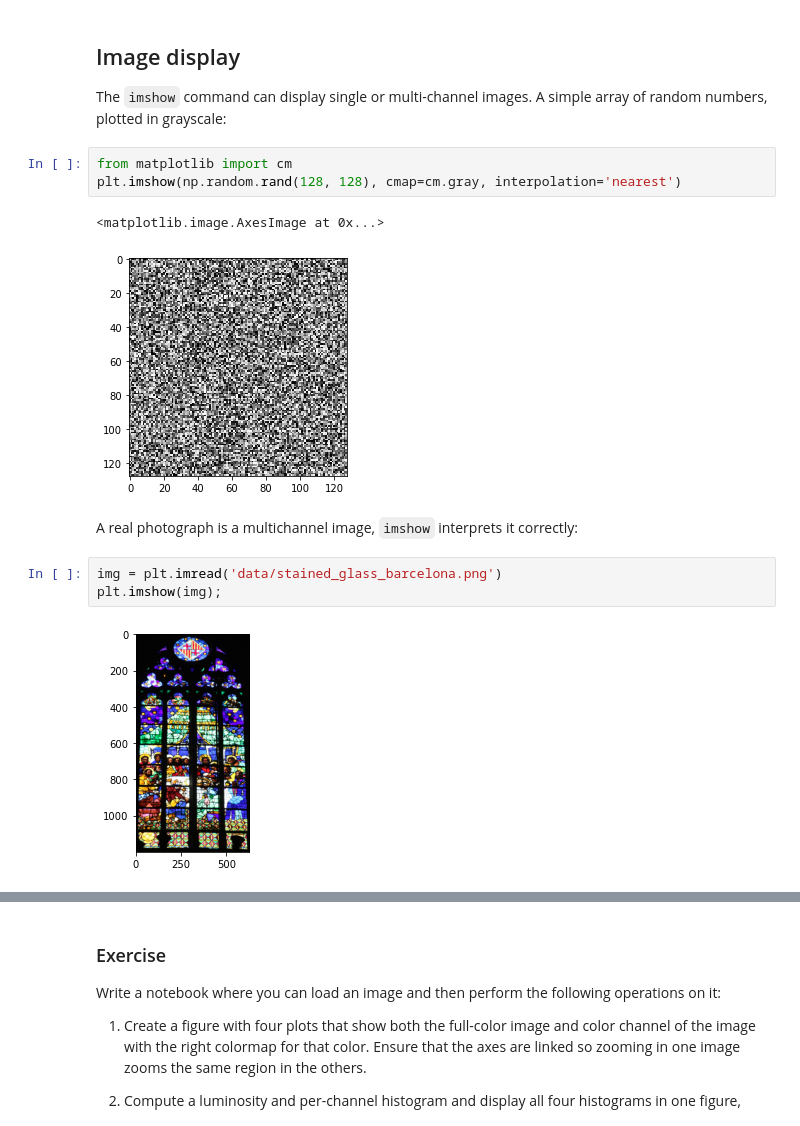
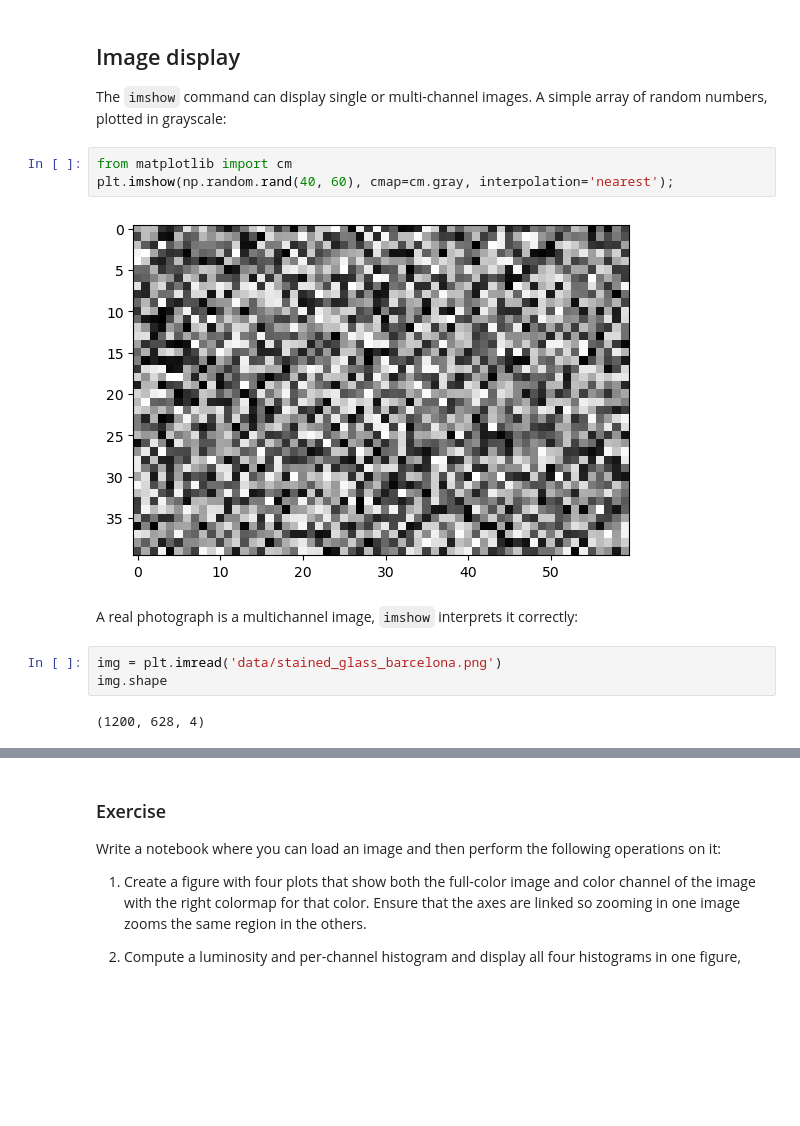
Before and after one commit to UCB-stat-159-s23/site, a Jupyter notebook: lectures/matplotlib_beyond_basics.ipynb, the cells around one changed output, grey strips where cells are left out. Saved outputs shown, nothing was run; the diff lists cells and outputs as text; blank space fills up the shorter version.

Commit message:
Update matplotlib intro

```diff
--- a/lectures/matplotlib_beyond_basics.ipynb
+++ b/lectures/matplotlib_beyond_basics.ipynb
@@ -645,14 +607,13 @@ The ``imshow`` command can display single or multi-channel images.  A simple
 array of random numbers, plotted in grayscale:
 # %%
 from matplotlib import cm
-plt.imshow(np.random.rand(128, 128), cmap=cm.gray, interpolation='nearest')
+plt.imshow(np.random.rand(40, 60), cmap=cm.gray, interpolation='nearest');
 # %% [output]
-<matplotlib.image.AxesImage at 0x...>
-[figure, old version]
+[figure, new version]
 # %% [markdown]
 A real photograph is a multichannel image, `imshow` interprets it correctly:
 # %%
 img = plt.imread('data/stained_glass_barcelona.png')
-plt.imshow(img);
+img.shape
 # %% [output]
-[figure, removed]
+(1200, 628, 4)
```
Also changed, not shown: parts of 25 cells of this notebook.
